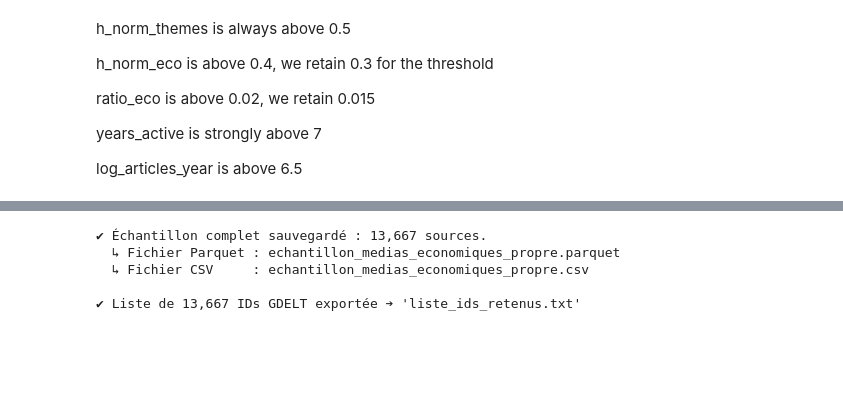
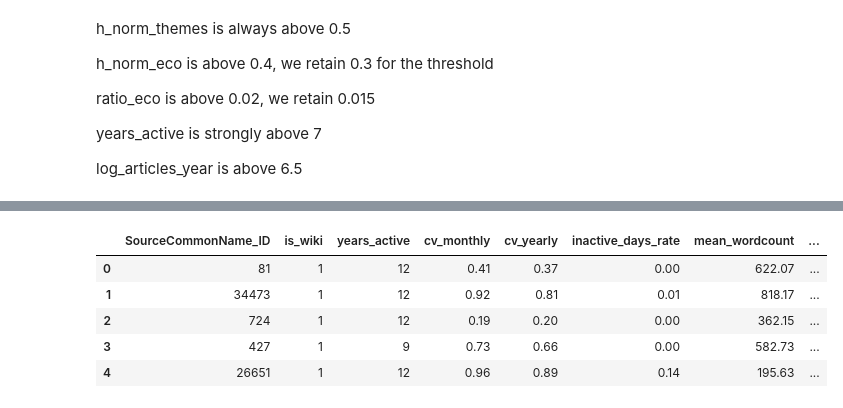
Before and after one commit to clucasmurex/gdelt, a Jupyter notebook: A4_gdelt_wiki_to_total_sources.ipynb, the cells around one changed output, grey strips where cells are left out. Saved outputs shown, nothing was run; the diff lists cells and outputs as text; code cells hidden in the pictures; blank space fills up the shorter version.

```diff
--- a/A4_gdelt_wiki_to_total_sources.ipynb
+++ b/A4_gdelt_wiki_to_total_sources.ipynb
@@ -1813,47 +1565,9 @@ plt.show()
-# %%
-import pandas as pd
-
-# ==============================================================================
-# 1. SAUVEGARDE DU DATAFRAME COMPLET (Toutes les features)
-# ==============================================================================
-output_parquet = "echantillon_medias_economiques_propre.parquet"
-output_csv = "echantillon_medias_economiques_propre.csv"
-
-# Sauvegarde au format Parquet (Optimal pour la suite de votre pipeline DuckDB/Pandas)
-df_propre.to_parquet(output_parquet, index=False)
-
-# Sauvegarde au format CSV (Pratique pour une lecture rapide dans Excel ou R)
-df_propre.to_csv(output_csv, index=False, encoding="utf-8")
-
-print(f"✔ Échantillon complet sauvegardé : {len(df_propre):,} sources.")
-print(f"  ↳ Fichier Parquet : {output_parquet}")
-print(f"  ↳ Fichier CSV     : {output_csv}\n")
-
-# ==============================================================================
-# 2. EXPORT DES LISTES PURES (Pour requêtes SQL ou scrapers externes)
-# ==============================================================================
-# A. Export d'un fichier texte avec un identifiant GDELT par ligne
-liste_ids = df_propre["SourceCommonName_ID"].dropna().unique()
-with open("liste_ids_retenus.txt", "w", encoding="utf-8") as f:
-  f.write("\n".join(liste_ids.astype(str)))
-print(
-    f"✔ Liste de {len(liste_ids):,} IDs GDELT exportée ➔ 'liste_ids_retenus.txt'"
-)
-
-# B. Export d'un fichier texte avec un nom de domaine par ligne (si la colonne existe)
-if "SourceCommonName" in df_propre.columns:
-  liste_domaines = (
-      df_propre["SourceCommonName"].dropna().astype(str).str.lower().unique()
-  )
-  with open("liste_sites_retenus.txt", "w", encoding="utf-8") as f:
-    f.write("\n".join(sorted(liste_domaines)))
-  print(
-      f"✔ Liste de {len(liste_domaines):,} noms de domaine exportée ➔"
-      " 'liste_sites_retenus.txt'"
-  )
-# %% [output]
-✔ Échantillon complet sauvegardé : 13,667 sources.
-  ↳ Fichier Parquet : echantillon_medias_economiques_propre.parquet
-  ↳ Fichier CSV     : echantillon_medias_economiques_propre.csv
-
-✔ Liste de 13,667 IDs GDELT exportée ➔ 'liste_ids_retenus.txt'
+# %%
+df_propre.head()
+# %% [output]
+|  | SourceCommonName_ID | is_wiki | years_active | cv_monthly | cv_yearly | inactive_days_rate | mean_wordcount | ... |
+| 0 | 81 | 1 | 12 | 0.41 | 0.37 | 0.00 | 622.07 | ... |
+| 1 | 34473 | 1 | 12 | 0.92 | 0.81 | 0.01 | 818.17 | ... |
+| 2 | 724 | 1 | 12 | 0.19 | 0.20 | 0.00 | 362.15 | ... |
+| 3 | 427 | 1 | 9 | 0.73 | 0.66 | 0.00 | 582.73 | ... |
+| 4 | 26651 | 1 | 12 | 0.96 | 0.89 | 0.14 | 195.63 | ... |
```
Also changed, not shown: parts of 28 cells of this notebook, 2 other files.
